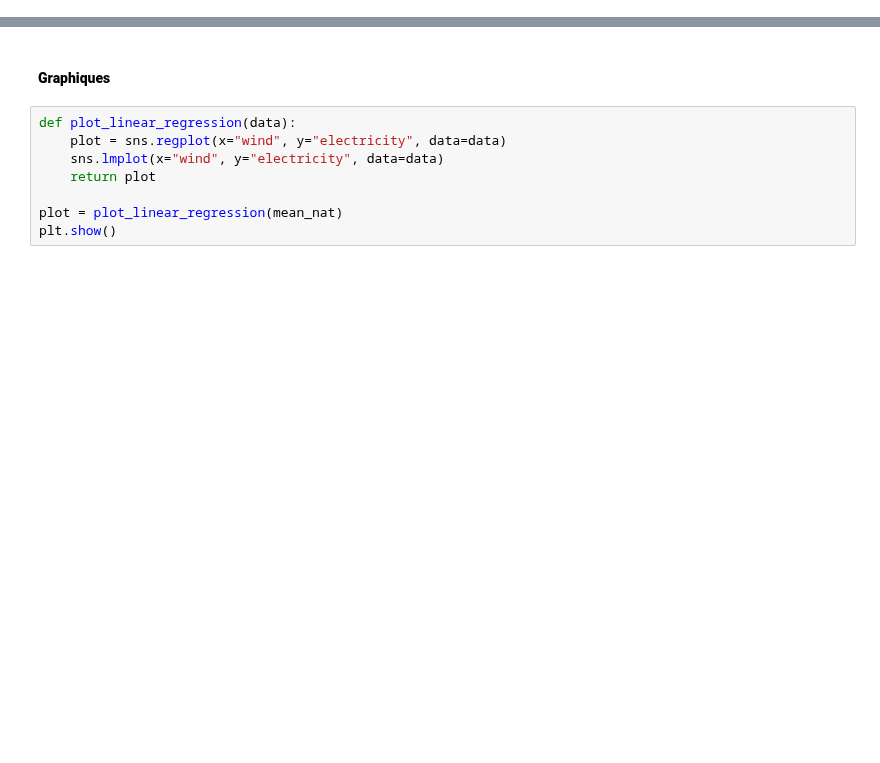
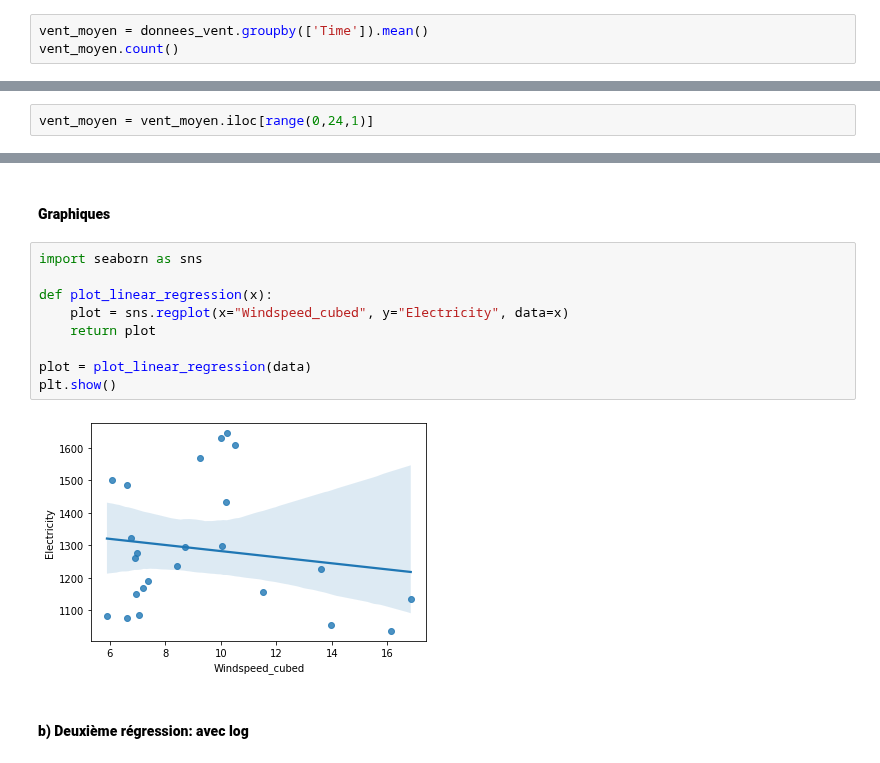
Before and after one commit to Basso42/Production-eolienne-ENSAE, a Jupyter notebook: Modélisation.ipynb, the cells around one changed output, grey strips where cells are left out. Saved outputs shown, nothing was run; the diff lists cells and outputs as text; blank space fills up the shorter version.

```diff
--- a/Modélisation.ipynb
+++ b/Modélisation.ipynb
@@ -89,0 +157,3 @@ donnees_vent.head()
+# %%
+vent_moyen = donnees_vent.groupby(['Time']).mean()
+vent_moyen.count()
@@ -89,0 +163,2 @@ donnees_vent.head()
+# %%
+vent_moyen = vent_moyen.iloc[range(0,24,1)]
@@ -150,10 +302,15 @@ regression_results(mean_nat)
 # %% [markdown]
 #### **Graphiques**
 # %%
-def plot_linear_regression(data):
-    plot = sns.regplot(x="wind", y="electricity", data=data)
-    sns.lmplot(x="wind", y="electricity", data=data)
+import seaborn as sns
+
+def plot_linear_regression(x):
+    plot = sns.regplot(x="Windspeed_cubed", y="Electricity", data=x)
     return plot
 
-plot = plot_linear_regression(mean_nat)
+plot = plot_linear_regression(data)
 plt.show()
+# %% [output]
+[figure, added]
+# %% [markdown]
+#### **b) Deuxième régression: avec log**
```
Also changed, not shown: parts of 29 cells of this notebook.
